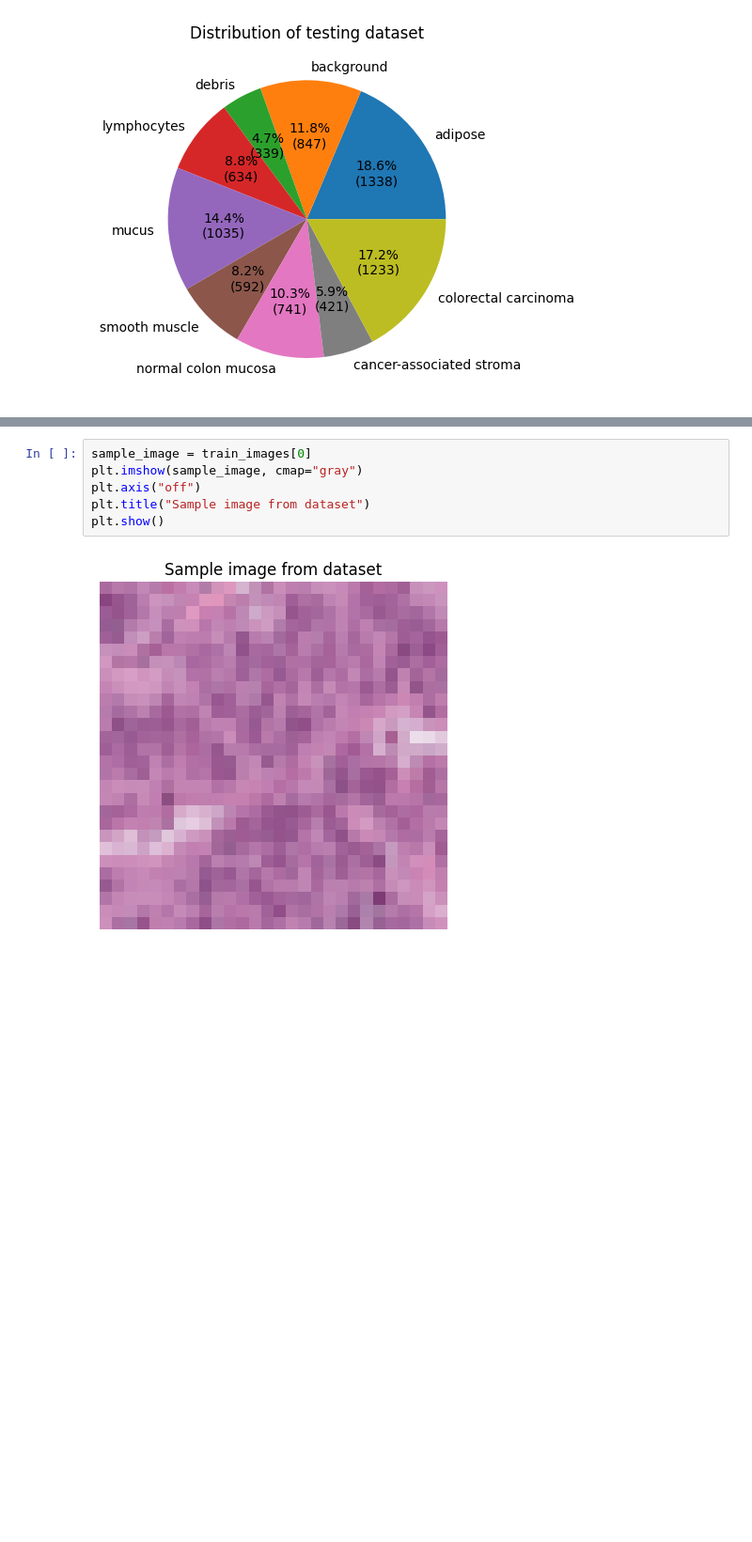
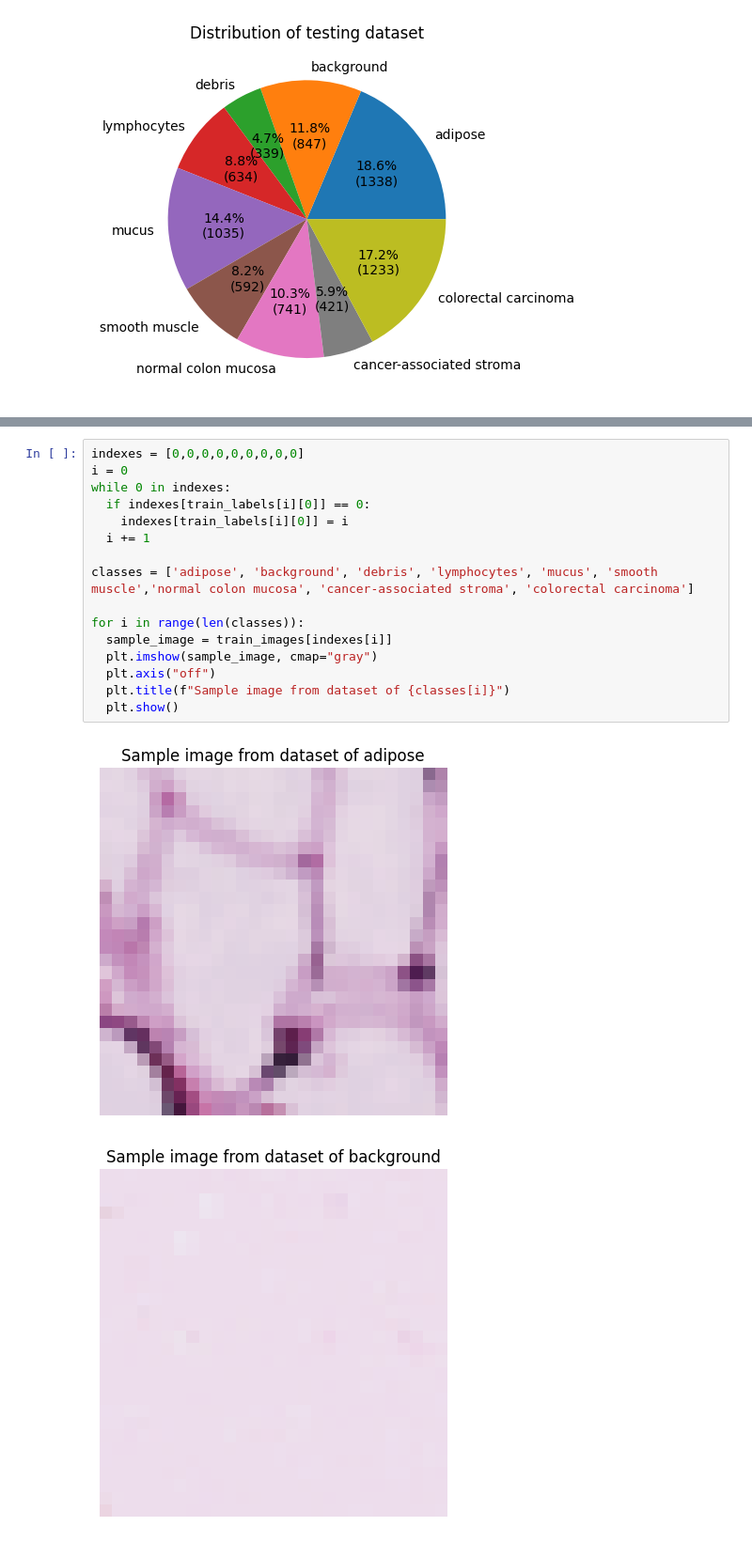
Before and after one commit to alexngys/AMLS_23-24_SN20000879, a Jupyter notebook: B/train.ipynb, the cells around one changed output, grey strips where cells are left out. Shown at 94% size. Saved outputs shown, nothing was run; the diff lists cells and outputs as text; blank space fills up the shorter version.

```diff
--- a/B/train.ipynb
+++ b/B/train.ipynb
@@ -80,8 +80,19 @@ test_labels dimensions (7180, 1)
-# %%
-sample_image = train_images[0]
-plt.imshow(sample_image, cmap="gray")
-plt.axis("off")
-plt.title("Sample image from dataset")
-plt.show()
-# %% [output]
-[figure, removed]
+# %%
+indexes = [0,0,0,0,0,0,0,0,0]
+i = 0
+while 0 in indexes:
+  if indexes[train_labels[i][0]] == 0:
+    indexes[train_labels[i][0]] = i
+  i += 1
+
+classes = ['adipose', 'background', 'debris', 'lymphocytes', 'mucus', 'smooth muscle','normal colon mucosa', 'cancer-associated stroma', 'colorectal carcinoma']
+
+for i in range(len(classes)):
+  sample_image = train_images[indexes[i]]
+  plt.imshow(sample_image, cmap="gray")
+  plt.axis("off")
+  plt.title(f"Sample image from dataset of {classes[i]}")
+  plt.show()
+# %% [output]
+[figure, added]
+[figure, added]
```
Also changed, not shown: parts of 14 cells of this notebook, 1 other file.
